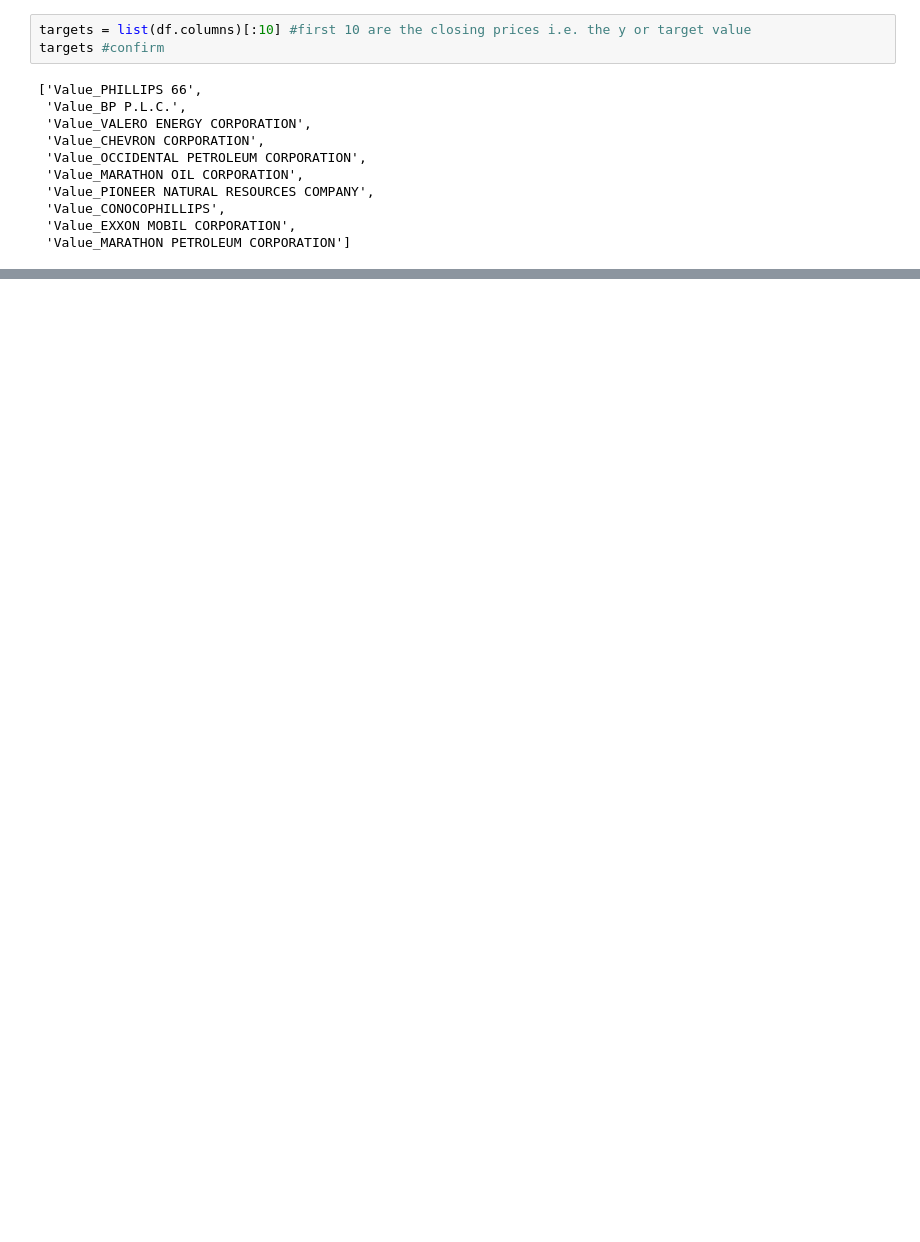
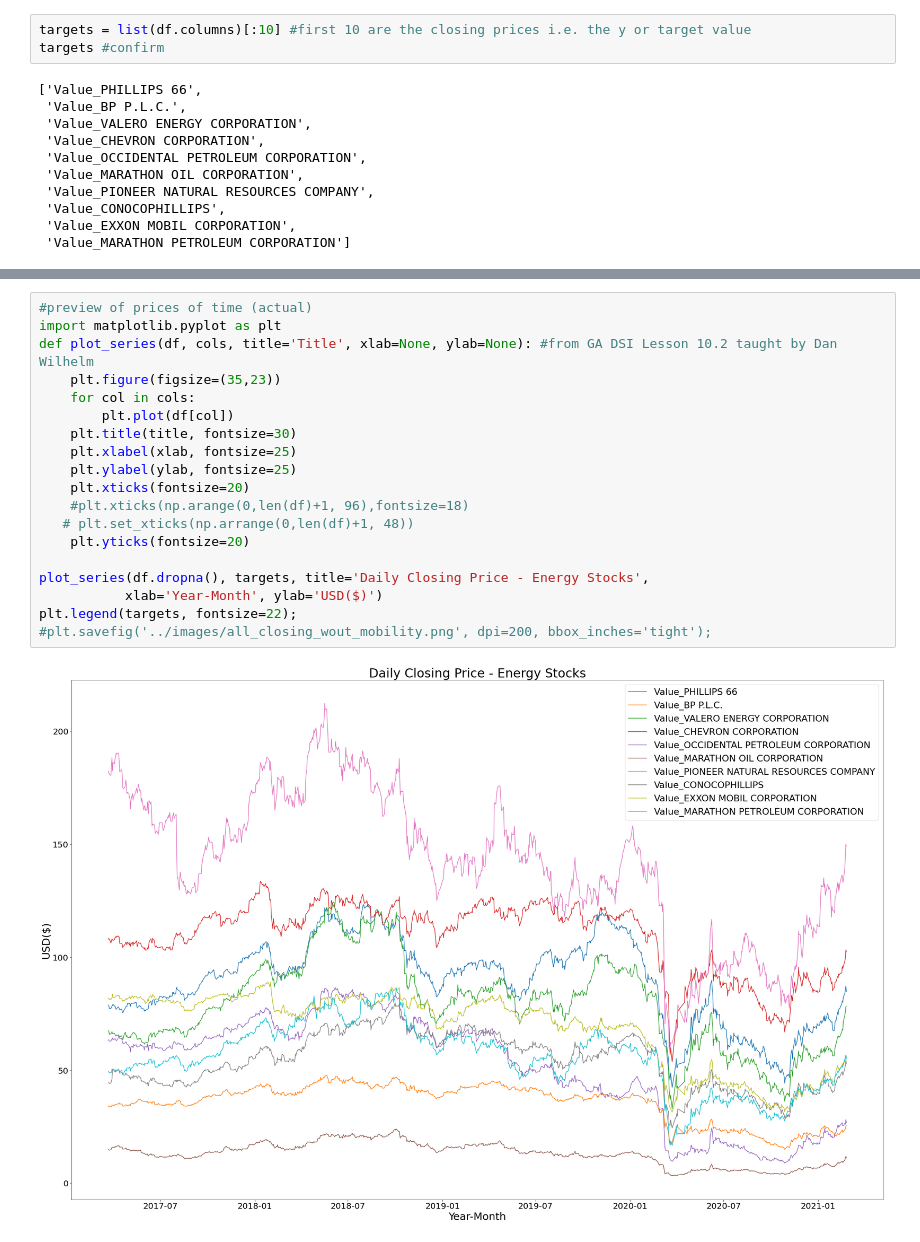
Before and after one commit to griffinwt/Hackathon_March2021, a Jupyter notebook: will_notebooks/model_3.ipynb, the cells around one changed output, grey strips where cells are left out. Saved outputs shown, nothing was run; the diff lists cells and outputs as text; blank space fills up the shorter version.

```diff
--- a/will_notebooks/model_3.ipynb
+++ b/will_notebooks/model_3.ipynb
@@ -154,0 +154,21 @@ TypeError: unsupported operand type(s) for -: 'list' and 'list'
+# %%
+#preview of prices of time (actual)
+import matplotlib.pyplot as plt
+def plot_series(df, cols, title='Title', xlab=None, ylab=None): #from GA DSI Lesson 10.2 taught by Dan Wilhelm
+    plt.figure(figsize=(35,23))
+    for col in cols:
+        plt.plot(df[col])
+    plt.title(title, fontsize=30)
+    plt.xlabel(xlab, fontsize=25)
+    plt.ylabel(ylab, fontsize=25)
+    plt.xticks(fontsize=20)
+    #plt.xticks(np.arange(0,len(df)+1, 96),fontsize=18)
+   # plt.set_xticks(np.arrange(0,len(df)+1, 48))
+    plt.yticks(fontsize=20)
+
+plot_series(df.dropna(), targets, title='Daily Closing Price - Energy Stocks',
+           xlab='Year-Month', ylab='USD($)')
+plt.legend(targets, fontsize=22);
+#plt.savefig('../images/all_closing_wout_mobility.png', dpi=200, bbox_inches='tight');
+# %% [output]
+[figure, added]
```
Also changed, not shown: parts of 9 cells of this notebook, 2 other files.
